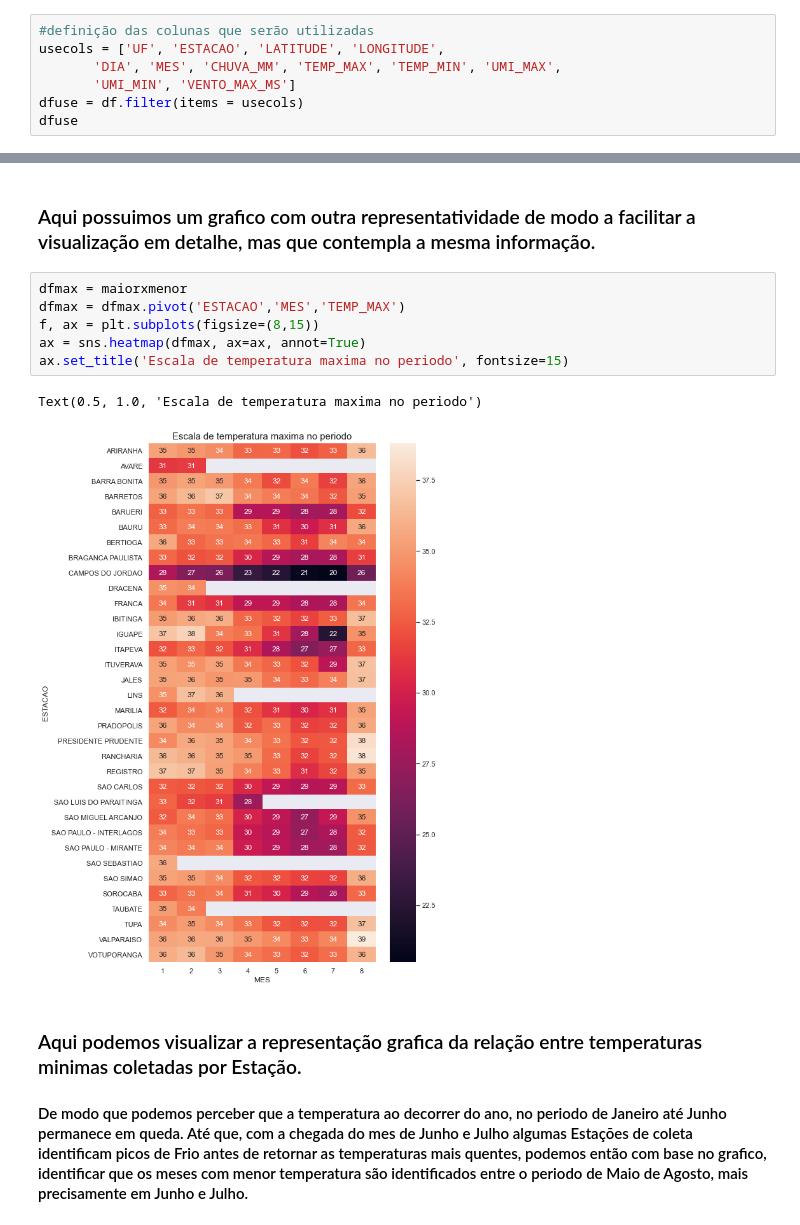
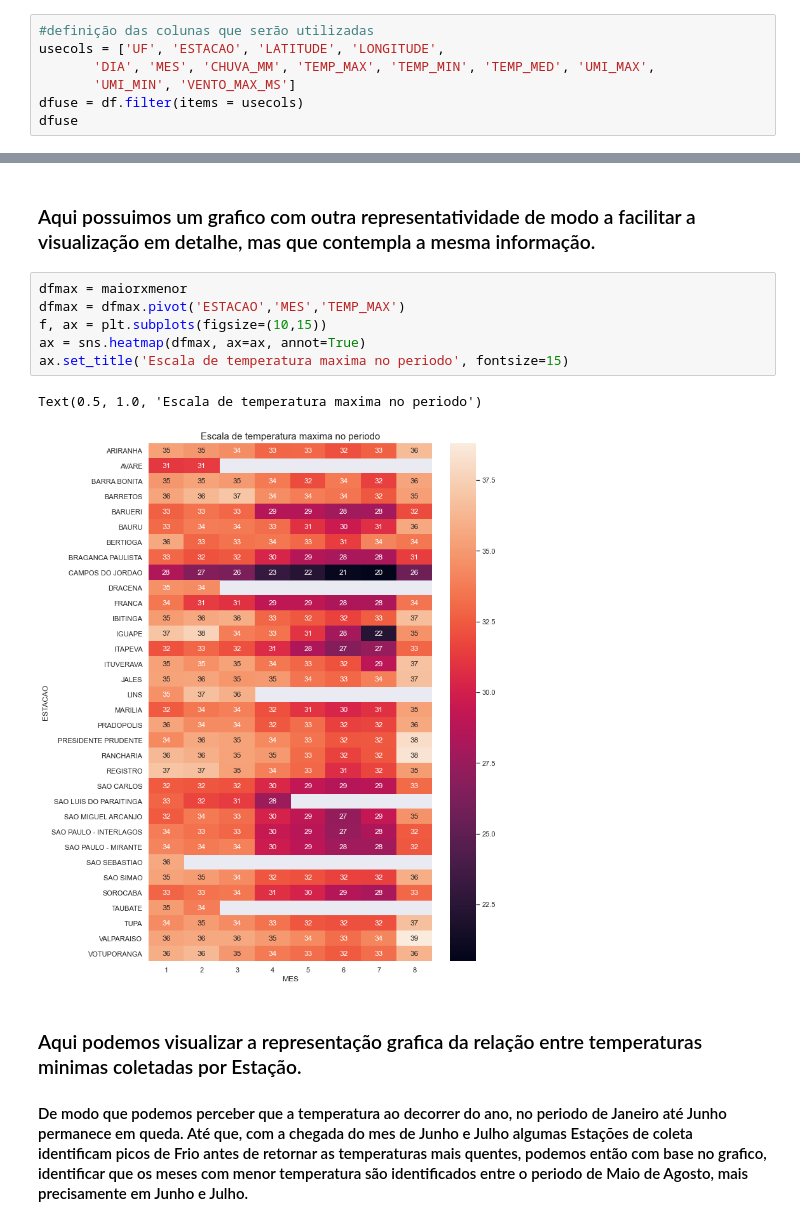
Before and after one commit to LIMASANTOSVINICIUS/Analise_Dados_Climaticos, a Jupyter notebook: Python/PrimeiroCodigo.ipynb, the cells around one changed output, grey strips where cells are left out. Cells and saved outputs as stored; diff of their text form.

```diff
--- a/Python/PrimeiroCodigo.ipynb
+++ b/Python/PrimeiroCodigo.ipynb
@@ -55,7 +55,7 @@ array(['UF', 'ESTACAO', 'LATITUDE', 'LONGITUDE', 'ALTITUDE', 'DATA',
 # %%
 #definição das colunas que serão utilizadas
 usecols = ['UF', 'ESTACAO', 'LATITUDE', 'LONGITUDE',
-       'DIA', 'MES', 'CHUVA_MM', 'TEMP_MAX', 'TEMP_MIN', 'UMI_MAX',
+       'DIA', 'MES', 'CHUVA_MM', 'TEMP_MAX', 'TEMP_MIN', 'TEMP_MED', 'UMI_MAX',
        'UMI_MIN', 'VENTO_MAX_MS']
 dfuse = df.filter(items = usecols)
 dfuse
@@ -199,12 +200,12 @@ ax.legend(bbox_to_anchor=(1.01, 1), loc=0, borderaxespad=0., fontsize=15)
 # %%
 dfmax = maiorxmenor
 dfmax = dfmax.pivot('ESTACAO','MES','TEMP_MAX')
-f, ax = plt.subplots(figsize=(8,15))
+f, ax = plt.subplots(figsize=(10,15))
 ax = sns.heatmap(dfmax, ax=ax, annot=True)
 ax.set_title('Escala de temperatura maxima no periodo', fontsize=15)
 # %% [output]
 Text(0.5, 1.0, 'Escala de temperatura maxima no periodo')
-[figure, old version]
+[figure, new version]
 # %% [markdown]
 ### Aqui podemos visualizar a representação grafica da relação entre temperaturas minimas coletadas por Estação.
 #### De modo que podemos perceber que a temperatura ao decorrer do ano, no periodo de Janeiro até Junho permanece em queda. Até que, com a chegada do mes de Junho e Julho algumas Estações de coleta identificam picos de Frio antes de retornar as temperaturas mais quentes, podemos então com base no grafico, identificar que os meses com menor temperatura são identificados entre o periodo de Maio de Agosto, mais precisamente em Junho e Julho.
```
Also changed, not shown: parts of 8 cells of this notebook.
